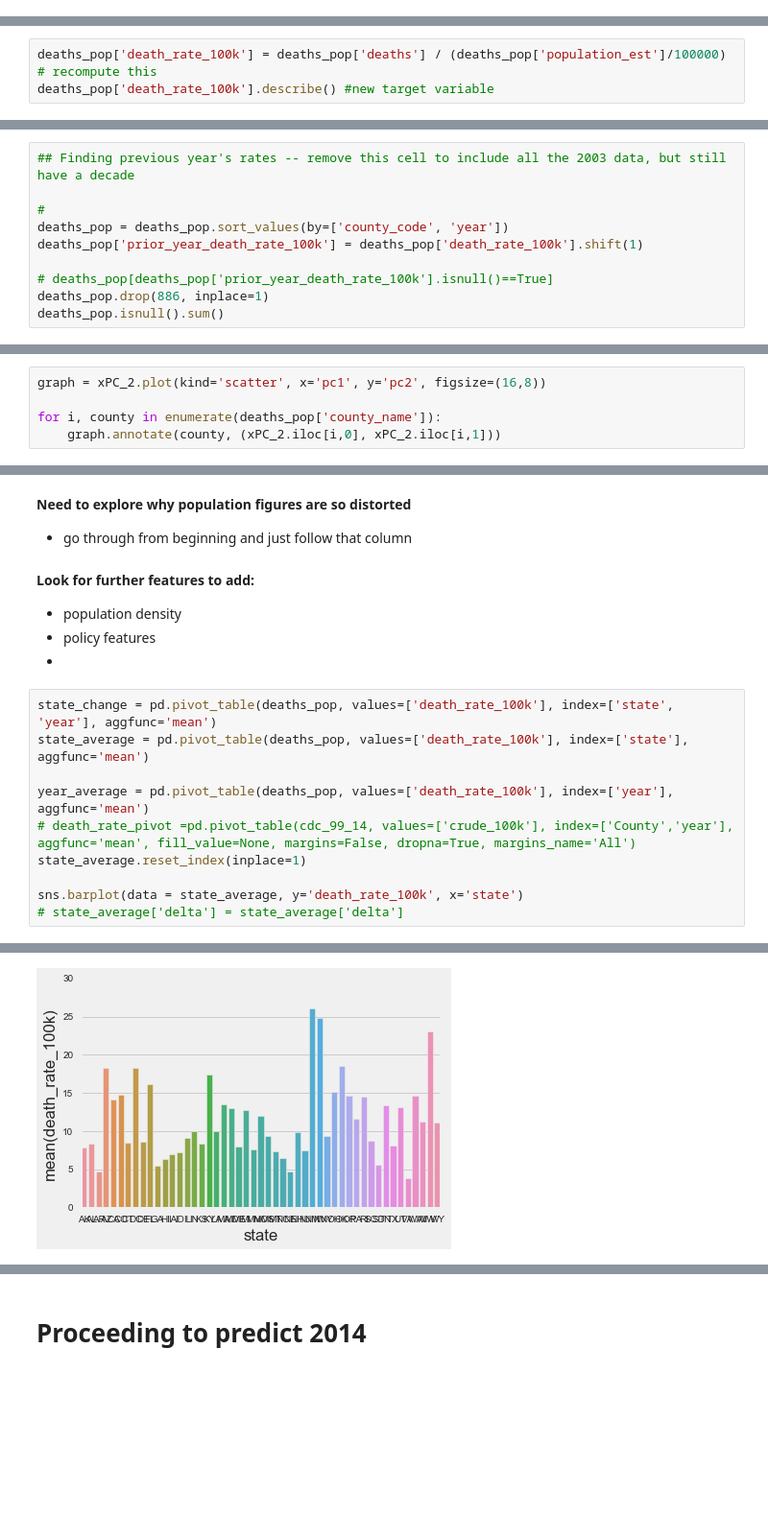
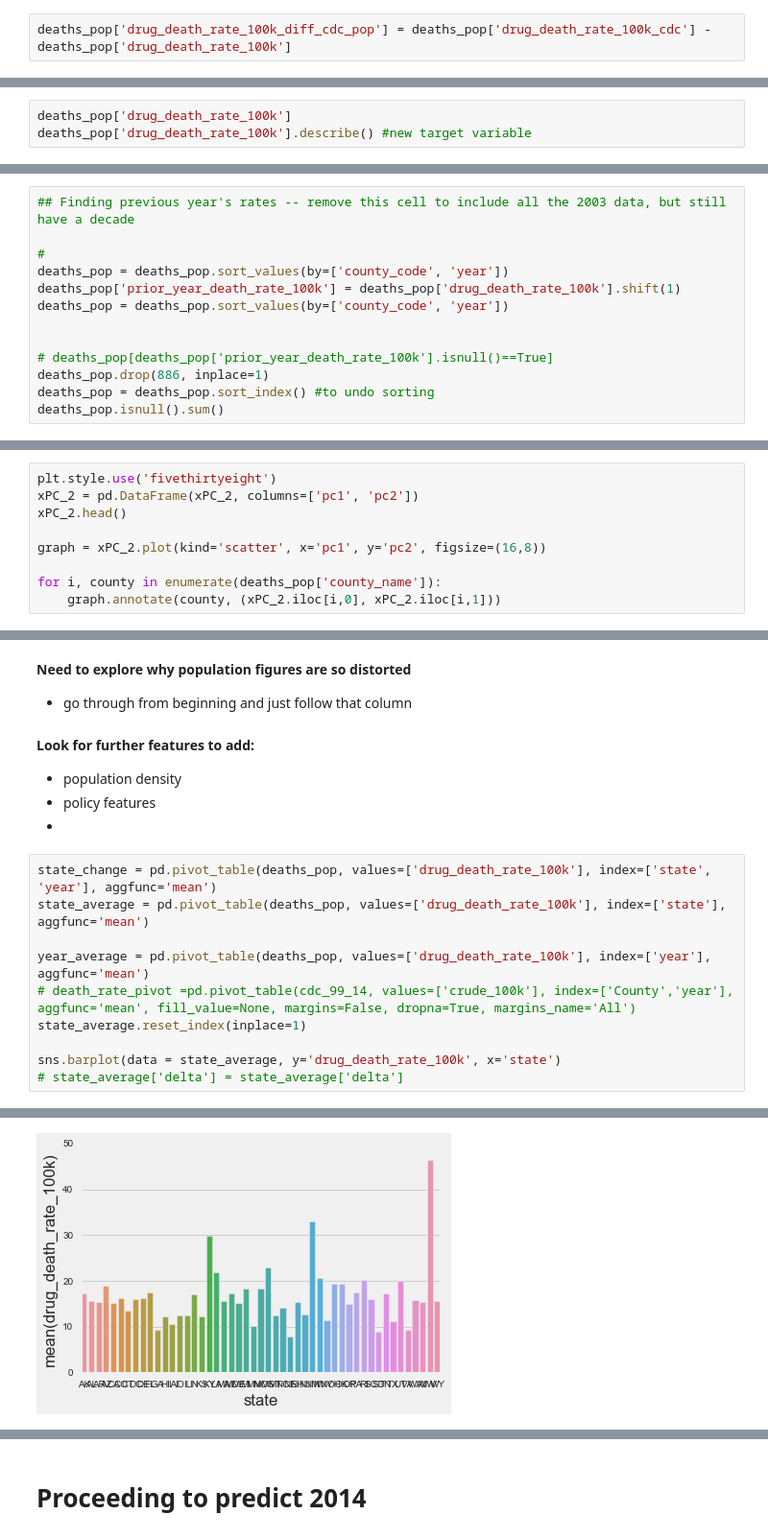
Before and after one commit to hudsonrio/GA_dsi-projects, a Jupyter notebook: capstone/cdc_model_walkthrough.ipynb, the cells around one changed output, grey strips where cells are left out. Shown at 96% size. Saved outputs shown, nothing was run; the diff lists cells and outputs as text; blank space fills up the shorter version.

```diff
--- a/capstone/cdc_model_walkthrough.ipynb
+++ b/capstone/cdc_model_walkthrough.ipynb
@@ -361,3 +395,5 @@ deaths_pop['constant'] = 1.0
 
 deaths_pop.drop(1391, inplace=1)#noticed this is an outliar in plot below Coconino, AZ  pop listed as 1196.0
 # deaths_pop[deaths_pop['county_code']==4005]
+# %%
+deaths_pop['drug_death_rate_100k_diff_cdc_pop'] = deaths_pop['drug_death_rate_100k_cdc'] - deaths_pop['drug_death_rate_100k']
@@ -463,6 +505,6 @@ sns.distplot(deaths_pop['crude_100k']) #because this is a rate that was summed i
 <matplotlib.axes._subplots.AxesSubplot at 0x...>
 [figure]
 # %%
-deaths_pop['death_rate_100k'] = deaths_pop['deaths'] / (deaths_pop['population_est']/100000) # recompute this
-deaths_pop['death_rate_100k'].describe() #new target variable
+deaths_pop['drug_death_rate_100k']
+deaths_pop['drug_death_rate_100k'].describe() #new target variable
 # %% [output]
@@ -627,10 +648,13 @@ deaths_pop.describe()
 
 #
 deaths_pop = deaths_pop.sort_values(by=['county_code', 'year'])
-deaths_pop['prior_year_death_rate_100k'] = deaths_pop['death_rate_100k'].shift(1)
+deaths_pop['prior_year_death_rate_100k'] = deaths_pop['drug_death_rate_100k'].shift(1)
+deaths_pop = deaths_pop.sort_values(by=['county_code', 'year'])
+
 
 # deaths_pop[deaths_pop['prior_year_death_rate_100k'].isnull()==True]
 deaths_pop.drop(886, inplace=1)
+deaths_pop = deaths_pop.sort_index() #to undo sorting
 deaths_pop.isnull().sum()
 # %% [output]
 year                             0
@@ -934,4 +962,8 @@ xPC_2.head()
 # %%
+plt.style.use('fivethirtyeight')
+xPC_2 = pd.DataFrame(xPC_2, columns=['pc1', 'pc2'])
+xPC_2.head()
+
 graph = xPC_2.plot(kind='scatter', x='pc1', y='pc2', figsize=(16,8))
 
 for i, county in enumerate(deaths_pop['county_name']):
@@ -976,17 +1008,17 @@ s_xg_cv.mean()
 - policy features
 -
 # %%
-state_change = pd.pivot_table(deaths_pop, values=['death_rate_100k'], index=['state', 'year'], aggfunc='mean')
-state_average = pd.pivot_table(deaths_pop, values=['death_rate_100k'], index=['state'], aggfunc='mean')
+state_change = pd.pivot_table(deaths_pop, values=['drug_death_rate_100k'], index=['state', 'year'], aggfunc='mean')
+state_average = pd.pivot_table(deaths_pop, values=['drug_death_rate_100k'], index=['state'], aggfunc='mean')
 
-year_average = pd.pivot_table(deaths_pop, values=['death_rate_100k'], index=['year'], aggfunc='mean')
+year_average = pd.pivot_table(deaths_pop, values=['drug_death_rate_100k'], index=['year'], aggfunc='mean')
 # death_rate_pivot =pd.pivot_table(cdc_99_14, values=['crude_100k'], index=['County','year'], aggfunc='mean', fill_value=None, margins=False, dropna=True, margins_name='All')
 state_average.reset_index(inplace=1)
 
-sns.barplot(data = state_average, y='death_rate_100k', x='state')
+sns.barplot(data = state_average, y='drug_death_rate_100k', x='state')
 # state_average['delta'] = state_average['delta']
 # %% [output]
 <matplotlib.axes._subplots.AxesSubplot at 0x...>
-[figure, old version]
+[figure, new version]
 # %%
 year_average.reset_index(inplace=1)
```
Also changed, not shown: parts of 84 cells of this notebook, 2 other files.
